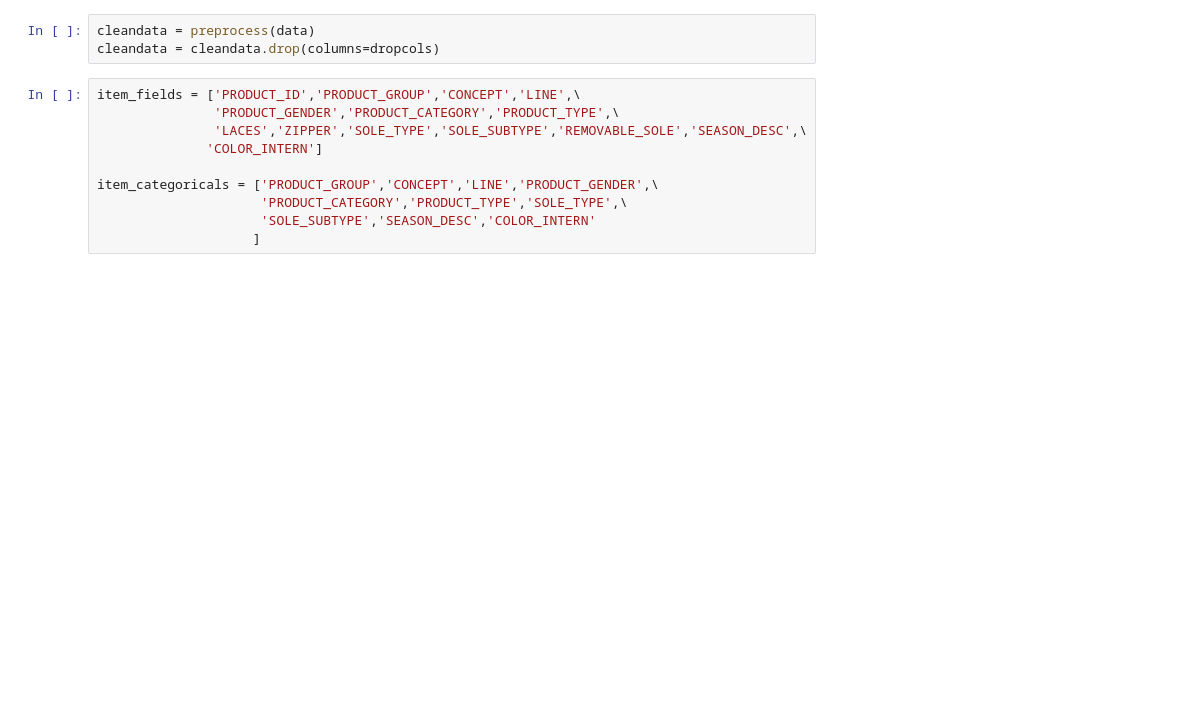
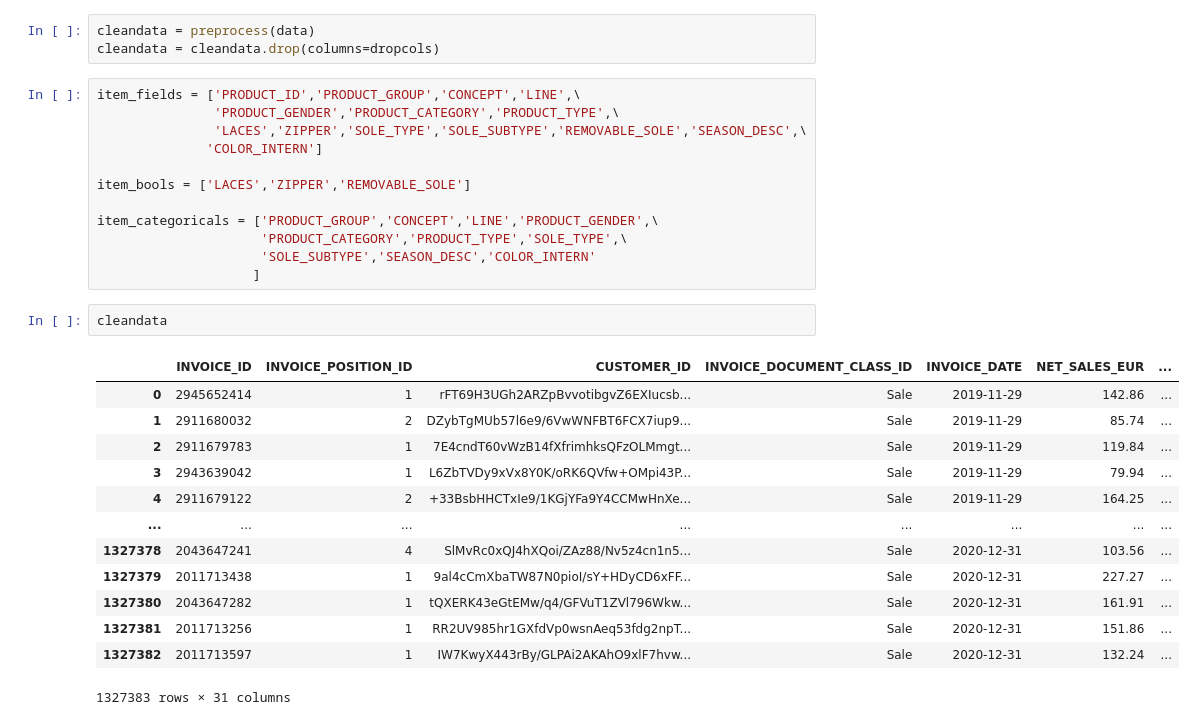
Before and after one commit to LiviReka/CamperRecommender, a Jupyter notebook: dataviz.ipynb, the cells around one changed output. Cells and saved outputs as stored; diff of their text form; blank space fills up the shorter version.

```diff
--- a/dataviz.ipynb
+++ b/dataviz.ipynb
@@ -102,9 +102,27 @@ item_fields = ['PRODUCT_ID','PRODUCT_GROUP','CONCEPT','LINE',\
                'LACES','ZIPPER','SOLE_TYPE','SOLE_SUBTYPE','REMOVABLE_SOLE','SEASON_DESC',\
               'COLOR_INTERN']
 
+item_bools = ['LACES','ZIPPER','REMOVABLE_SOLE']
+
 item_categoricals = ['PRODUCT_GROUP','CONCEPT','LINE','PRODUCT_GENDER',\
                      'PRODUCT_CATEGORY','PRODUCT_TYPE','SOLE_TYPE',\
                      'SOLE_SUBTYPE','SEASON_DESC','COLOR_INTERN'
                     ]
+# %%
+cleandata
+# %% [output]
+|  | INVOICE_ID | INVOICE_POSITION_ID | CUSTOMER_ID | INVOICE_DOCUMENT_CLASS_ID | INVOICE_DATE | NET_SALES_EUR | ... |
+| 0 | 2945652414 | 1 | rFT69H3UGh2ARZpBvvotibgvZ6EXIucsb... | Sale | 2019-11-29 | 142.86 | ... |
+| 1 | 2911680032 | 2 | DZybTgMUb57l6e9/6VwWNFBT6FCX7iup9... | Sale | 2019-11-29 | 85.74 | ... |
+| 2 | 2911679783 | 1 | 7E4cndT60vWzB14fXfrimhksQFzOLMmgt... | Sale | 2019-11-29 | 119.84 | ... |
+| 3 | 2943639042 | 1 | L6ZbTVDy9xVx8Y0K/oRK6QVfw+OMpi43P... | Sale | 2019-11-29 | 79.94 | ... |
+| 4 | 2911679122 | 2 | +33BsbHHCTxIe9/1KGjYFa9Y4CCMwHnXe... | Sale | 2019-11-29 | 164.25 | ... |
+| ... | ... | ... | ... | ... | ... | ... | ... |
+| 1327378 | 2043647241 | 4 | SlMvRc0xQJ4hXQoi/ZAz88/Nv5z4cn1n5... | Sale | 2020-12-31 | 103.56 | ... |
+| 1327379 | 2011713438 | 1 | 9al4cCmXbaTW87N0pioI/sY+HDyCD6xFF... | Sale | 2020-12-31 | 227.27 | ... |
+| 1327380 | 2043647282 | 1 | tQXERK43eGtEMw/q4/GFVuT1ZVl796Wkw... | Sale | 2020-12-31 | 161.91 | ... |
+| 1327381 | 2011713256 | 1 | RR2UV985hr1GXfdVp0wsnAeq53fdg2npT... | Sale | 2020-12-31 | 151.86 | ... |
+| 1327382 | 2011713597 | 1 | IW7KwyX443rBy/GLPAi2AKAhO9xlF7hvw... | Sale | 2020-12-31 | 132.24 | ... |
+1327383 rows × 31 columns
 # %%
 items_attributes = cleandata[item_fields]
```
Also changed, not shown: parts of 6 cells of this notebook.
